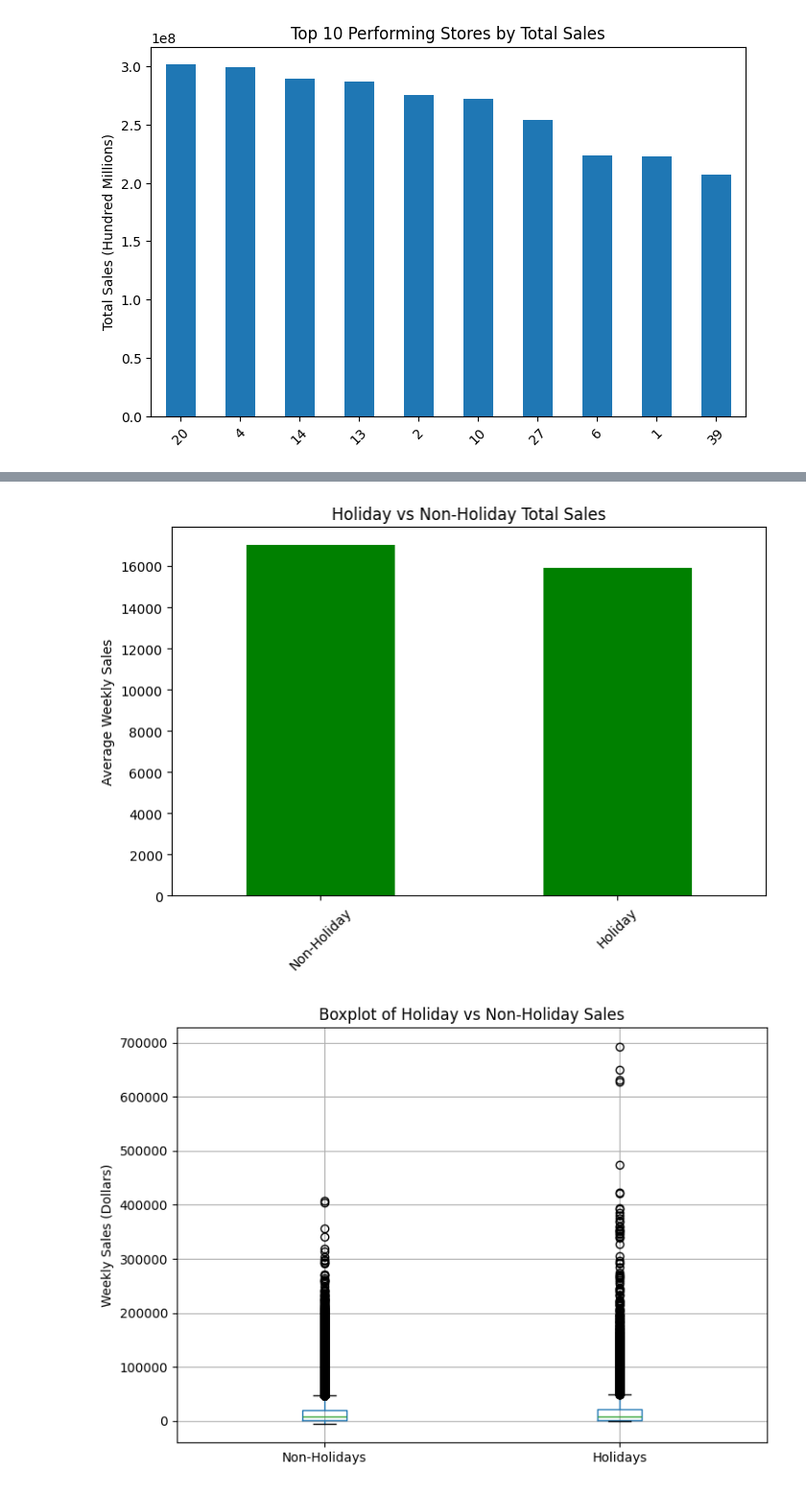
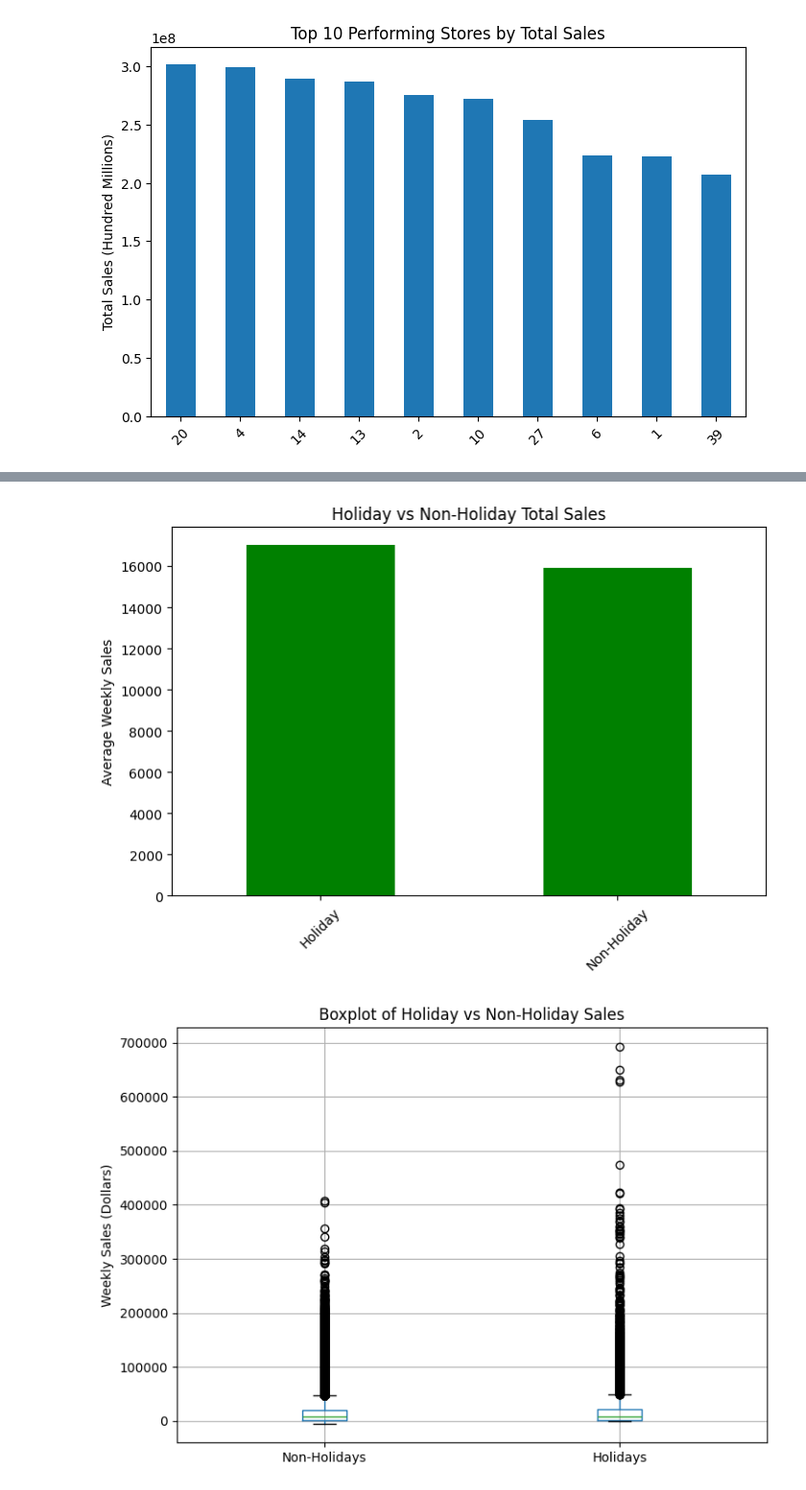
Before and after one commit to DavidO1621/Walmart-kpi-project, a Jupyter notebook: notebooks/01_EDA.ipynb, the cells around one changed output, grey strips where cells are left out. Shown at 96% size. Drawn from its saved outputs; the diff is of its cells as text; code cells hidden in the pictures.

```diff
--- a/notebooks/01_EDA.ipynb
+++ b/notebooks/01_EDA.ipynb
@@ -136,22 +157,22 @@ plt.show()
 # %%
 holiday_sales_df =(
     df.groupby('IsHoliday')['Weekly_Sales']
         .mean()
         .sort_values(ascending= False)
 )
-holiday_sales_df.index =['Non-Holiday','Holiday']
+holiday_sales_df.index =['Holiday','Non-Holiday']
 ax = holiday_sales_df.plot(
     kind ='bar',
     color ='green',
     figsize =(8,5),
     title ='Holiday vs Non-Holiday Total Sales'
 )
 ax.set_xlabel('')
 ax.set_ylabel('Average Weekly Sales')
 plt.xticks(rotation =45)
 plt.show()
 # %% [output]
-[figure, old version]
+[figure, new version]
 # %%
 ax =df.boxplot(
     column ='Weekly_Sales',
```
Also changed, not shown: parts of 3 cells of this notebook.
